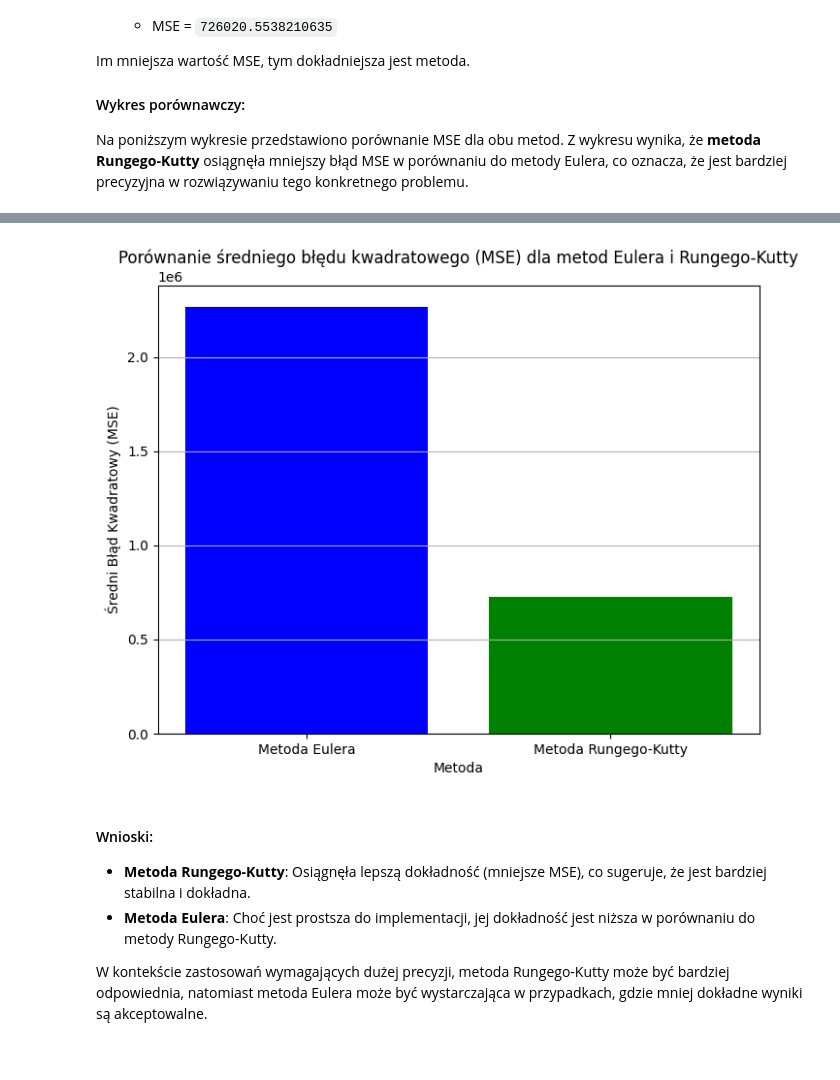
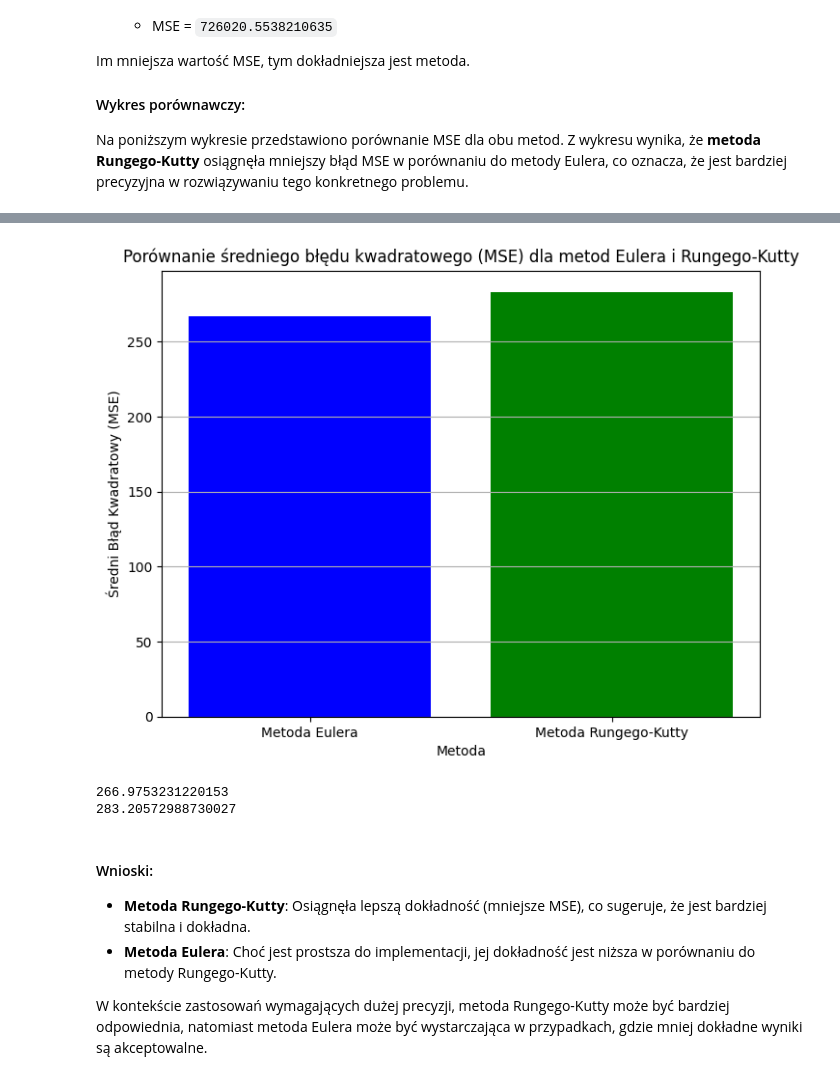
Before and after one commit to 277465/Modelowanie-Pandemii-Sars-cov-19, a Jupyter notebook: projekt.ipynb, the cells around one changed output, grey strips where cells are left out. Saved outputs shown, nothing was run; the diff lists cells and outputs as text; code cells hidden in the pictures.

```diff
--- a/projekt.ipynb
+++ b/projekt.ipynb
@@ -693,29 +749,34 @@ Na poniższym wykresie przedstawiono porównanie MSE dla obu metod. Z wykresu wy
 # %%
 import numpy as np
 import matplotlib.pyplot as plt
 
 # Przykładowe dane dla metod
-S = [37899999, 37899999, 37899997, 37899994, 37899989, 37899983, 37899978, 37899969, 37899948, 37899930, 37899893, 37899872, 37899819, 37899757, 37899708, 37899640, 37899570, 37899459, 37899359, 37899243, 37899089, 37898935, 37898763, 37898595, 37898344, 37898116, 37897914, 37897656, 37897403, 37896997, 37896546, 37896178, 37895670, 37895318, 37894832, 37894414]
+I = [0, 0, 0, 0, 0, 0, 0, 0, 1, 2, 3, 3, 4, 5, 5, 5, 5, 5, 7, 8,
+                 10, 14, 16, 16, 18, 22, 31, 33, 43, 57, 71, 195, 228, 269, 320, 381]
 
 # Przekonwertowanie list na tablice NumPy
-S_array = np.array(S)
-Se_array = np.array(Se)
-Srk_array = np.array(Srk)
+I_array = np.array(I)
+Iesir_array = np.array(Resir)
+Irksir_array = np.array(Rrk)
 
 # Obliczanie MSE
-mse_euler = np.mean((S_array - Se_array) ** 2)
-mse_rk = np.mean((S_array - Srk_array) ** 2)
+mse_euler = np.mean((I_array - Iesir_array) ** 2)
+mse_rk = np.mean((I_array - Irksir_array) ** 2)
 
 # Wykres porównujący MSE
 plt.figure(figsize=(8, 6))
 plt.bar(["Metoda Eulera", "Metoda Rungego-Kutty"], [mse_euler, mse_rk], color=['blue', 'green'])
 plt.xlabel("Metoda")
 plt.ylabel("Średni Błąd Kwadratowy (MSE)")
 plt.title("Porównanie średniego błędu kwadratowego (MSE) dla metod Eulera i Rungego-Kutty")
 plt.grid(True, axis='y')
 plt.show()
+print(mse_euler)
+print(mse_rk)
 # %% [output]
-[figure, old version]
+[figure, new version]
+266.9753231220153
+283.20572988730027
 # %% [markdown]
 #### Wnioski:
 - **Metoda Rungego-Kutty**: Osiągnęła lepszą dokładność (mniejsze MSE), co sugeruje, że jest bardziej stabilna i dokładna.
```
Also changed, not shown: parts of 11 cells of this notebook.
